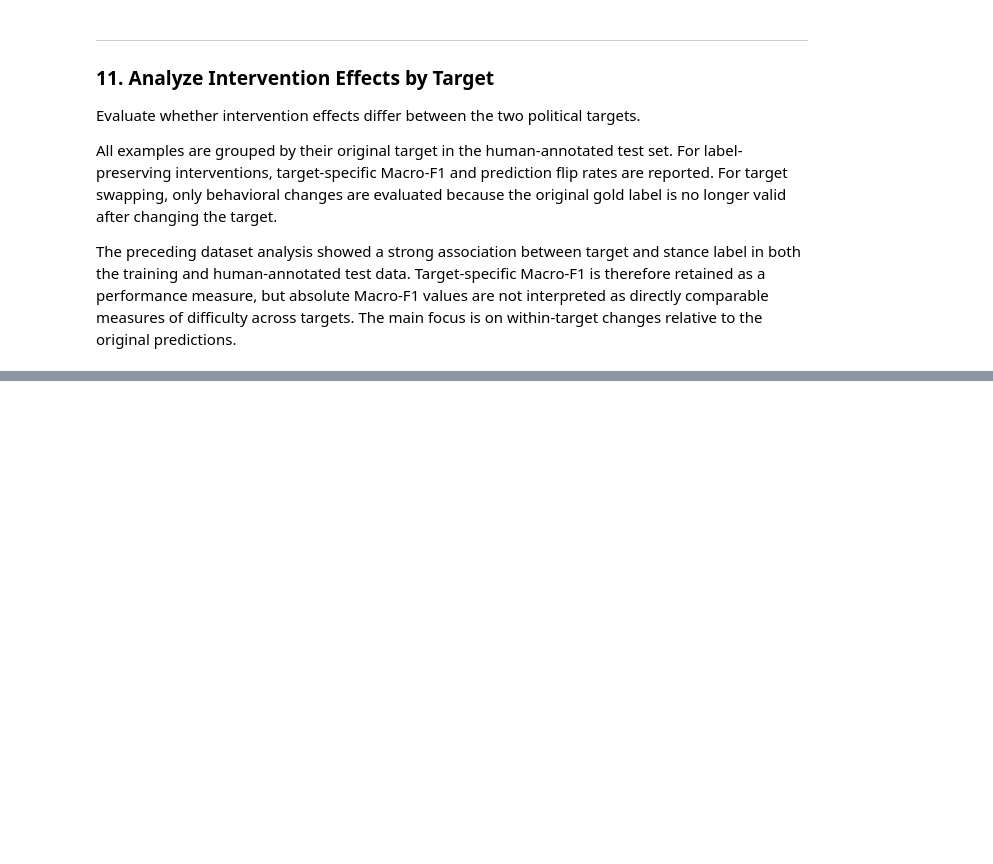
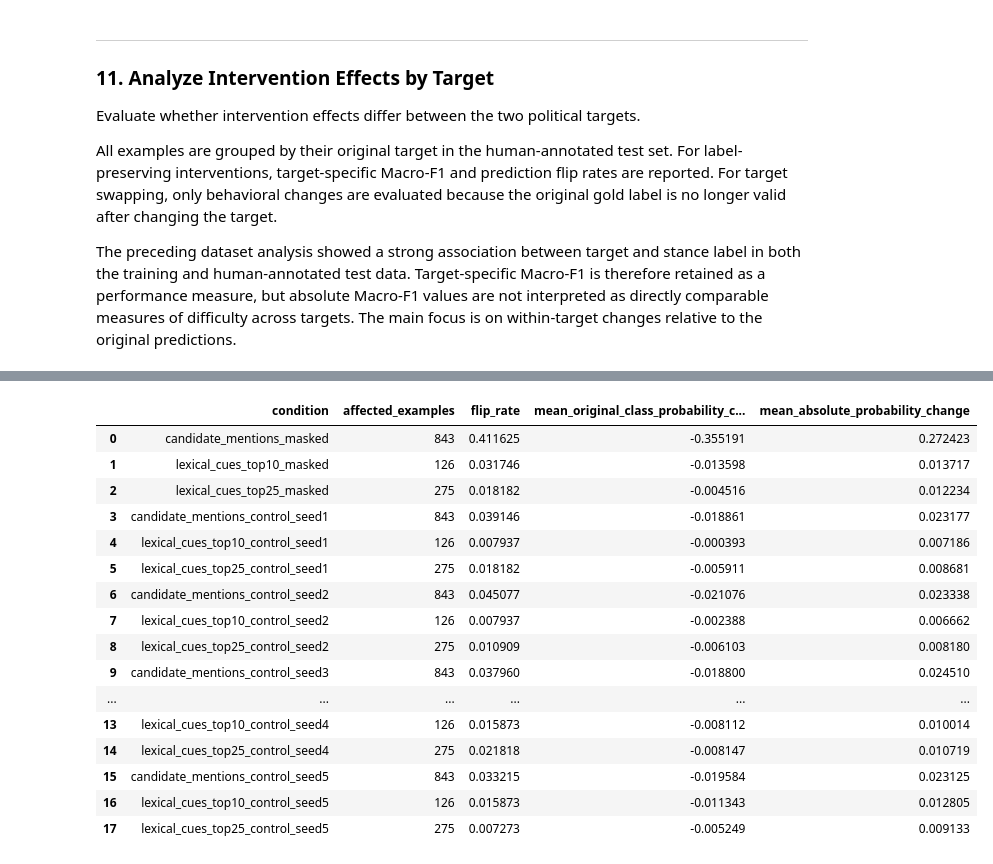
Before and after one commit to jakobtitz/political-stance-detection-analysis, a Jupyter notebook: notebooks/06_evaluation_input_interventions_roberta.ipynb, the cells around one changed output, grey strips where cells are left out. Drawn from its saved outputs; the diff is of its cells as text; code cells hidden in the pictures; blank space fills up the shorter version.

```diff
--- a/notebooks/06_evaluation_input_interventions_roberta.ipynb
+++ b/notebooks/06_evaluation_input_interventions_roberta.ipynb
@@ -866,0 +1102,91 @@ target_results[
+# %%
+conditional_rows = []
+
+conditional_conditions = [
+    name
+    for name in intervention_predictions
+    if (
+        name == "candidate_mentions_masked"
+        or name == "lexical_cues_top10_masked"
+        or name == "lexical_cues_top25_masked"
+        or "_control_seed" in name
+    )
+]
+
+# Compute conditional effects for the masking interventions and all matched controls
+for name in conditional_conditions:
+
+    intervention_targets = (
+        intervention_data[name]["TargetEntity"].to_numpy()
+    )
+
+    intervention_contexts = (
+        intervention_data[name]["ContextText"].to_numpy()
+    )
+
+    changed = (
+        (intervention_targets != original_targets)
+        | (intervention_contexts != original_contexts)
+    )
+
+    affected_indices = np.where(changed)[0]
+
+    predictions = intervention_predictions[name]
+    probabilities = intervention_probabilities[name]
+
+    flip_rate = np.mean(
+        predictions[affected_indices]
+        != original_predictions[affected_indices]
+    )
+
+    original_class_prob_change = (
+        probabilities[
+            affected_indices,
+            original_pred_indices[affected_indices],
+        ]
+        - original_probabilities[
+            affected_indices,
+            original_pred_indices[affected_indices],
+        ]
+    ).mean()
+
+    mean_abs_prob_change = np.abs(
+        probabilities[affected_indices]
+        - original_probabilities[affected_indices]
+    ).mean()
+
+    conditional_rows.append(
+        {
+            "condition": name,
+            "affected_examples": len(affected_indices),
+            "flip_rate": flip_rate,
+            "mean_original_class_probability_change":
+                original_class_prob_change,
+            "mean_absolute_probability_change":
+                mean_abs_prob_change,
+        }
+    )
+
+conditional_results = pd.DataFrame(
+    conditional_rows
+)
+
+conditional_results
+# %% [output]
+|  | condition | affected_examples | flip_rate | mean_original_class_probability_c... | mean_absolute_probability_change |
+| 0 | candidate_mentions_masked | 843 | 0.411625 | -0.355191 | 0.272423 |
+| 1 | lexical_cues_top10_masked | 126 | 0.031746 | -0.013598 | 0.013717 |
+| 2 | lexical_cues_top25_masked | 275 | 0.018182 | -0.004516 | 0.012234 |
+| 3 | candidate_mentions_control_seed1 | 843 | 0.039146 | -0.018861 | 0.023177 |
+| 4 | lexical_cues_top10_control_seed1 | 126 | 0.007937 | -0.000393 | 0.007186 |
+| 5 | lexical_cues_top25_control_seed1 | 275 | 0.018182 | -0.005911 | 0.008681 |
+| 6 | candidate_mentions_control_seed2 | 843 | 0.045077 | -0.021076 | 0.023338 |
+| 7 | lexical_cues_top10_control_seed2 | 126 | 0.007937 | -0.002388 | 0.006662 |
+| 8 | lexical_cues_top25_control_seed2 | 275 | 0.010909 | -0.006103 | 0.008180 |
+| 9 | candidate_mentions_control_seed3 | 843 | 0.037960 | -0.018800 | 0.024510 |
+| ... | ... | ... | ... | ... | ... |
+| 13 | lexical_cues_top10_control_seed4 | 126 | 0.015873 | -0.008112 | 0.010014 |
+| 14 | lexical_cues_top25_control_seed4 | 275 | 0.021818 | -0.008147 | 0.010719 |
+| 15 | candidate_mentions_control_seed5 | 843 | 0.033215 | -0.019584 | 0.023125 |
+| 16 | lexical_cues_top10_control_seed5 | 126 | 0.015873 | -0.011343 | 0.012805 |
+| 17 | lexical_cues_top25_control_seed5 | 275 | 0.007273 | -0.005249 | 0.009133 |
```
Also changed, not shown: parts of 24 cells of this notebook.
